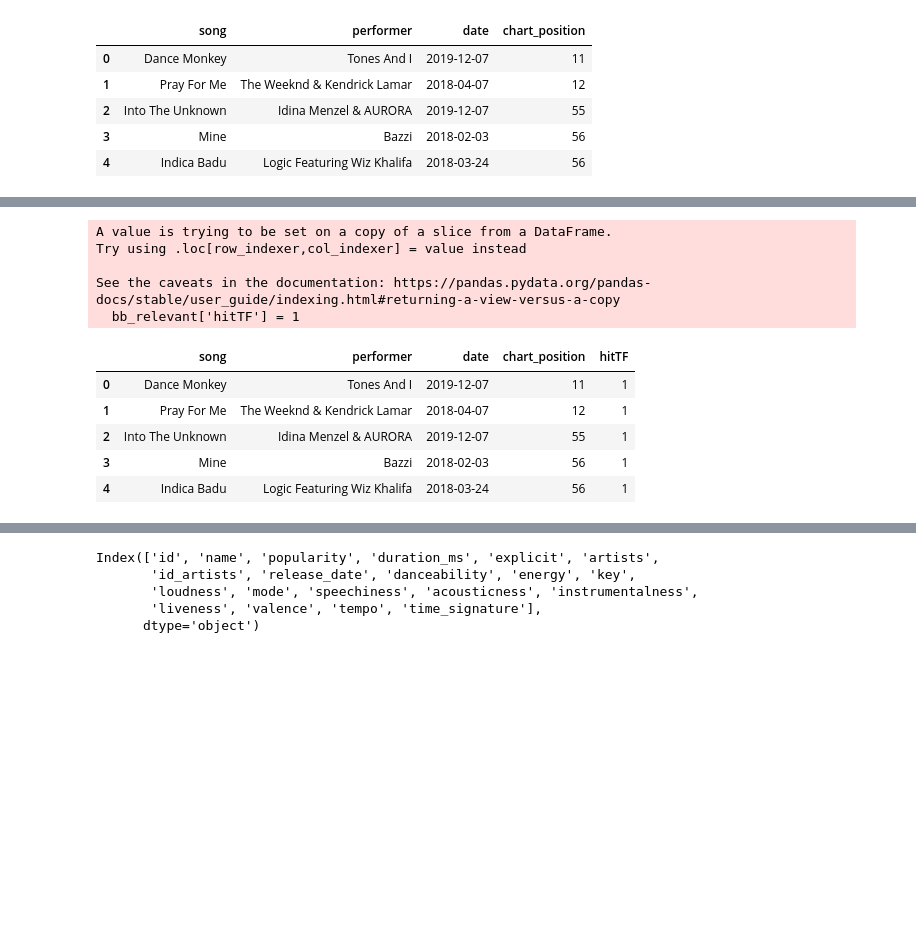
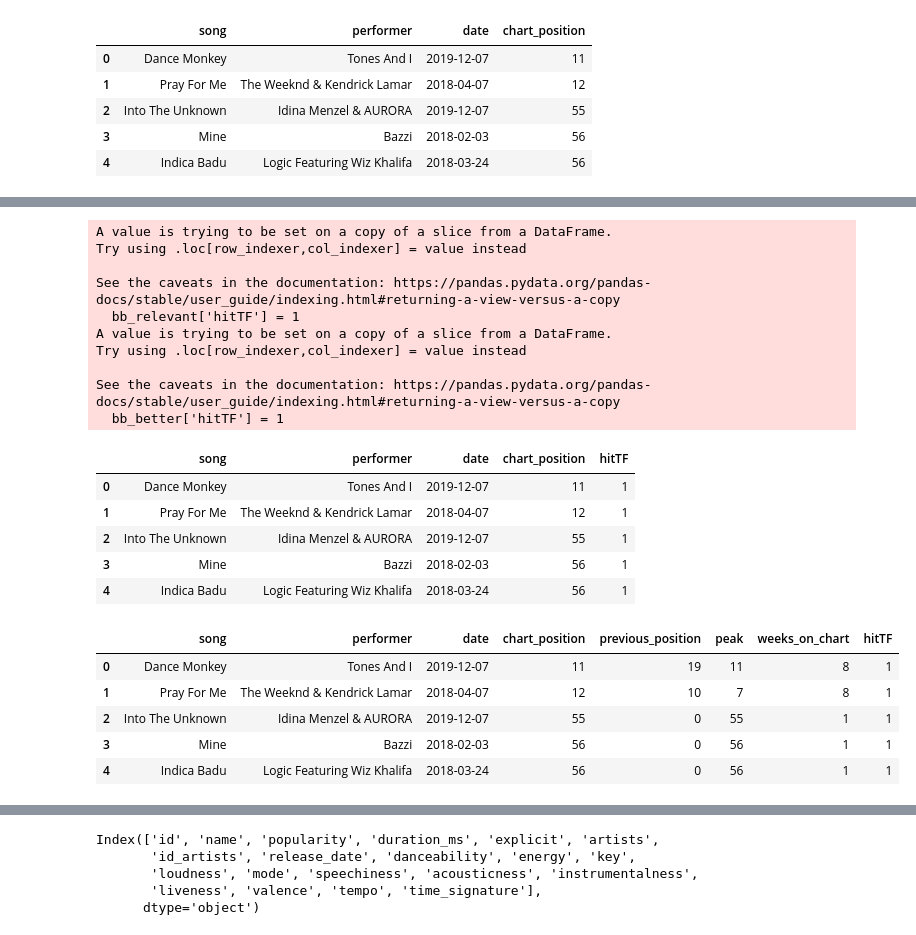
Before and after one commit to reccleston/song-predictions, a Jupyter notebook: sarah/billboard20182020AndTrackscleanup.ipynb, the cells around one changed output, grey strips where cells are left out. Drawn from its saved outputs; the diff is of its cells as text; code cells hidden in the pictures; blank space fills up the shorter version.

```diff
--- a/sarah/billboard20182020AndTrackscleanup.ipynb
+++ b/sarah/billboard20182020AndTrackscleanup.ipynb
@@ -132,3 +132,6 @@ bb_relevant.head()
 | 2 | Into The Unknown | Idina Menzel & AURORA | 2019-12-07 | 55 |
 | 3 | Mine | Bazzi | 2018-02-03 | 56 |
 | 4 | Indica Badu | Logic Featuring Wiz Khalifa | 2018-03-24 | 56 |
+# %%
+bb_better = bb_subset[['song', 'performer', 'date', 'chart_position','previous_position', 'peak', 'weeks_on_chart',]]
+bb_better.head()
@@ -135,5 +145,6 @@ bb_relevant.head()
 # %%
 bb_relevant['hitTF'] = 1
+bb_better['hitTF'] = 1
 bb_relevant.head()
 # %% [output]
 A value is trying to be set on a copy of a slice from a DataFrame.
@@ -141,12 +152,26 @@ Try using .loc[row_indexer,col_indexer] = value instead
 
 See the caveats in the documentation: https://pandas.pydata.org/pandas-docs/stable/user_guide/indexing.html#returning-a-view-versus-a-copy
   bb_relevant['hitTF'] = 1
+A value is trying to be set on a copy of a slice from a DataFrame.
+Try using .loc[row_indexer,col_indexer] = value instead
+
+See the caveats in the documentation: https://pandas.pydata.org/pandas-docs/stable/user_guide/indexing.html#returning-a-view-versus-a-copy
+  bb_better['hitTF'] = 1
 |  | song | performer | date | chart_position | hitTF |
 | 0 | Dance Monkey | Tones And I | 2019-12-07 | 11 | 1 |
 | 1 | Pray For Me | The Weeknd & Kendrick Lamar | 2018-04-07 | 12 | 1 |
 | 2 | Into The Unknown | Idina Menzel & AURORA | 2019-12-07 | 55 | 1 |
 | 3 | Mine | Bazzi | 2018-02-03 | 56 | 1 |
 | 4 | Indica Badu | Logic Featuring Wiz Khalifa | 2018-03-24 | 56 | 1 |
+# %%
+bb_better.head()
+# %% [output]
+|  | song | performer | date | chart_position | previous_position | peak | weeks_on_chart | hitTF |
+| 0 | Dance Monkey | Tones And I | 2019-12-07 | 11 | 19 | 11 | 8 | 1 |
+| 1 | Pray For Me | The Weeknd & Kendrick Lamar | 2018-04-07 | 12 | 10 | 7 | 8 | 1 |
+| 2 | Into The Unknown | Idina Menzel & AURORA | 2019-12-07 | 55 | 0 | 55 | 1 | 1 |
+| 3 | Mine | Bazzi | 2018-02-03 | 56 | 0 | 56 | 1 | 1 |
+| 4 | Indica Badu | Logic Featuring Wiz Khalifa | 2018-03-24 | 56 | 0 | 56 | 1 | 1 |
 # %%
 # saving the shorter df to a csv
 bb_relevant.to_csv('../data/bb2020relCols.csv', index=False)
```
Also changed, not shown: parts of 2 cells of this notebook, 3 other files.
